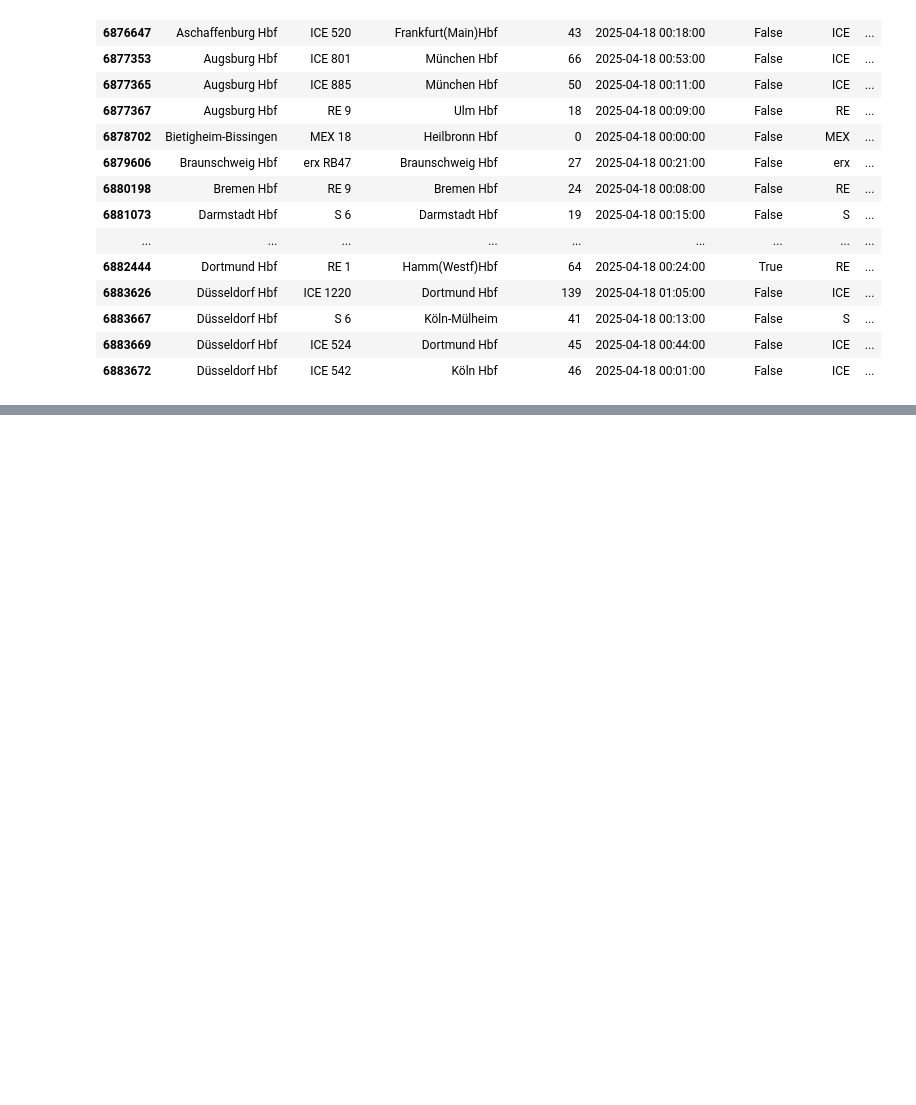
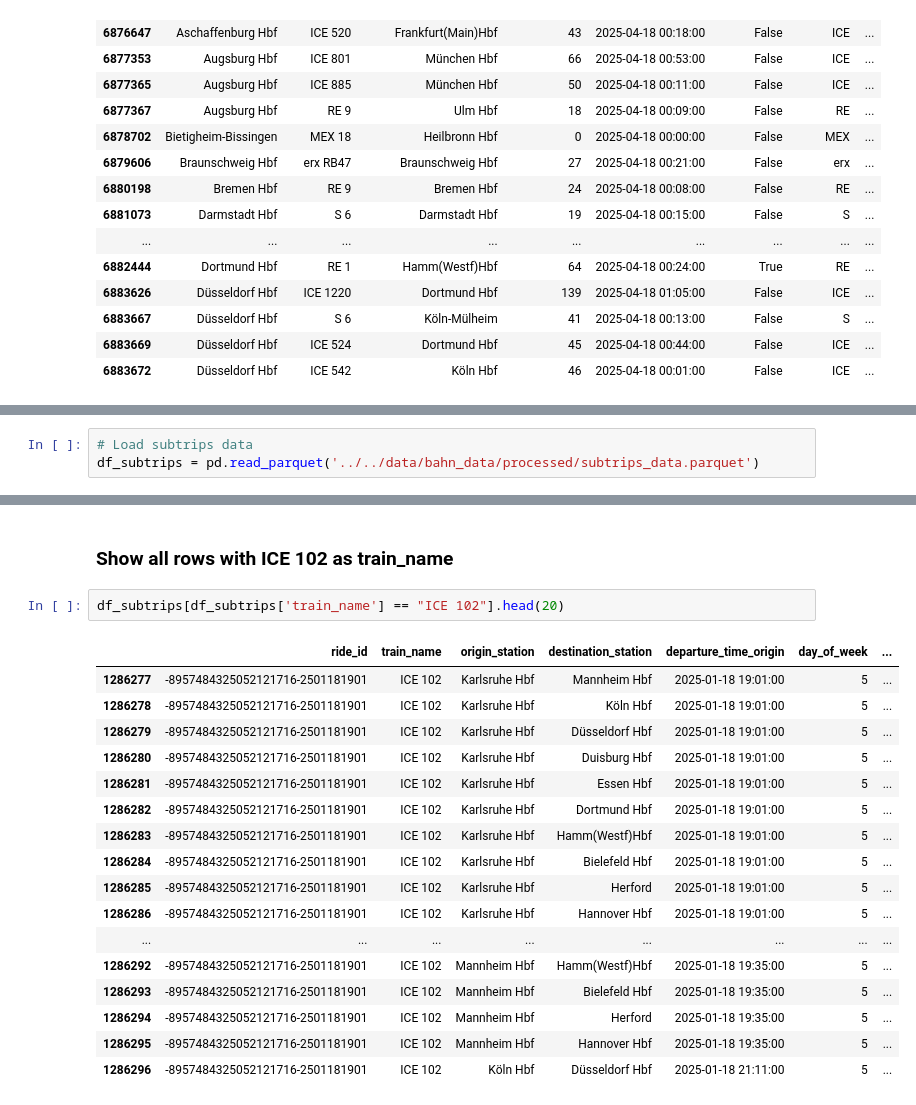
Before and after one commit to TheTastyHanuta/ML-4-B, a Jupyter notebook: src/exploration/exploration.ipynb, the cells around one changed output, grey strips where cells are left out. Saved outputs shown, nothing was run; the diff lists cells and outputs as text; blank space fills up the shorter version.

```diff
--- a/src/exploration/exploration.ipynb
+++ b/src/exploration/exploration.ipynb
@@ -134,0 +137,3 @@ df[(df['day'] == 18) & (df['month'] == 'April')].head(20)
+# %%
+# Load subtrips data
+df_subtrips = pd.read_parquet('../../data/bahn_data/processed/subtrips_data.parquet')
@@ -134,0 +162,22 @@ df[(df['day'] == 18) & (df['month'] == 'April')].head(20)
+# %% [markdown]
+### Show all rows with ICE 102 as train_name
+# %%
+df_subtrips[df_subtrips['train_name'] == "ICE 102"].head(20)
+# %% [output]
+|  | ride_id | train_name | origin_station | destination_station | departure_time_origin | day_of_week | ... |
+| 1286277 | -8957484325052121716-2501181901 | ICE 102 | Karlsruhe Hbf | Mannheim Hbf | 2025-01-18 19:01:00 | 5 | ... |
+| 1286278 | -8957484325052121716-2501181901 | ICE 102 | Karlsruhe Hbf | Köln Hbf | 2025-01-18 19:01:00 | 5 | ... |
+| 1286279 | -8957484325052121716-2501181901 | ICE 102 | Karlsruhe Hbf | Düsseldorf Hbf | 2025-01-18 19:01:00 | 5 | ... |
+| 1286280 | -8957484325052121716-2501181901 | ICE 102 | Karlsruhe Hbf | Duisburg Hbf | 2025-01-18 19:01:00 | 5 | ... |
+| 1286281 | -8957484325052121716-2501181901 | ICE 102 | Karlsruhe Hbf | Essen Hbf | 2025-01-18 19:01:00 | 5 | ... |
+| 1286282 | -8957484325052121716-2501181901 | ICE 102 | Karlsruhe Hbf | Dortmund Hbf | 2025-01-18 19:01:00 | 5 | ... |
+| 1286283 | -8957484325052121716-2501181901 | ICE 102 | Karlsruhe Hbf | Hamm(Westf)Hbf | 2025-01-18 19:01:00 | 5 | ... |
+| 1286284 | -8957484325052121716-2501181901 | ICE 102 | Karlsruhe Hbf | Bielefeld Hbf | 2025-01-18 19:01:00 | 5 | ... |
+| 1286285 | -8957484325052121716-2501181901 | ICE 102 | Karlsruhe Hbf | Herford | 2025-01-18 19:01:00 | 5 | ... |
+| 1286286 | -8957484325052121716-2501181901 | ICE 102 | Karlsruhe Hbf | Hannover Hbf | 2025-01-18 19:01:00 | 5 | ... |
+| ... | ... | ... | ... | ... | ... | ... | ... |
+| 1286292 | -8957484325052121716-2501181901 | ICE 102 | Mannheim Hbf | Hamm(Westf)Hbf | 2025-01-18 19:35:00 | 5 | ... |
+| 1286293 | -8957484325052121716-2501181901 | ICE 102 | Mannheim Hbf | Bielefeld Hbf | 2025-01-18 19:35:00 | 5 | ... |
+| 1286294 | -8957484325052121716-2501181901 | ICE 102 | Mannheim Hbf | Herford | 2025-01-18 19:35:00 | 5 | ... |
+| 1286295 | -8957484325052121716-2501181901 | ICE 102 | Mannheim Hbf | Hannover Hbf | 2025-01-18 19:35:00 | 5 | ... |
+| 1286296 | -8957484325052121716-2501181901 | ICE 102 | Köln Hbf | Düsseldorf Hbf | 2025-01-18 21:11:00 | 5 | ... |
```
Also changed, not shown: parts of 6 cells of this notebook, 4 other files.
